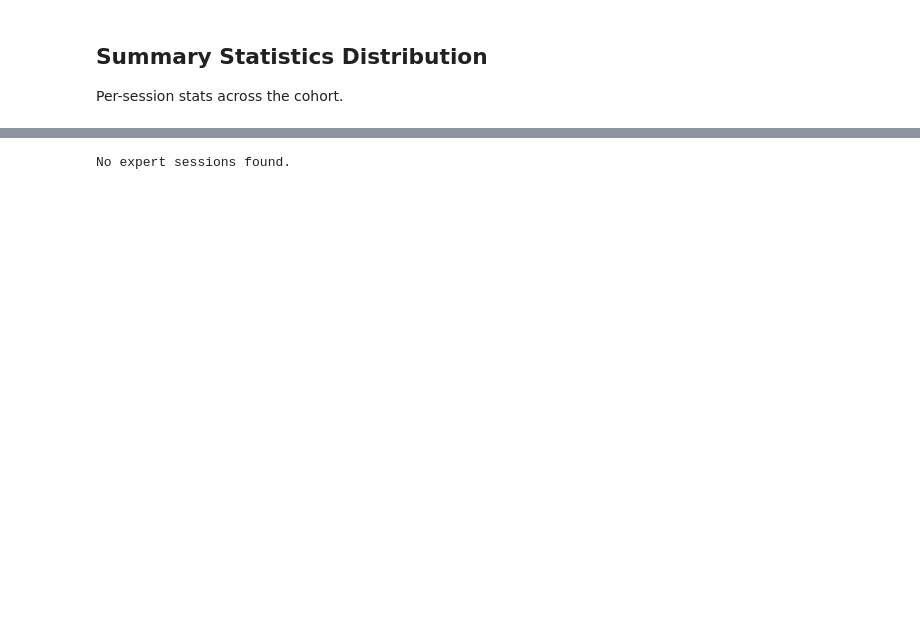
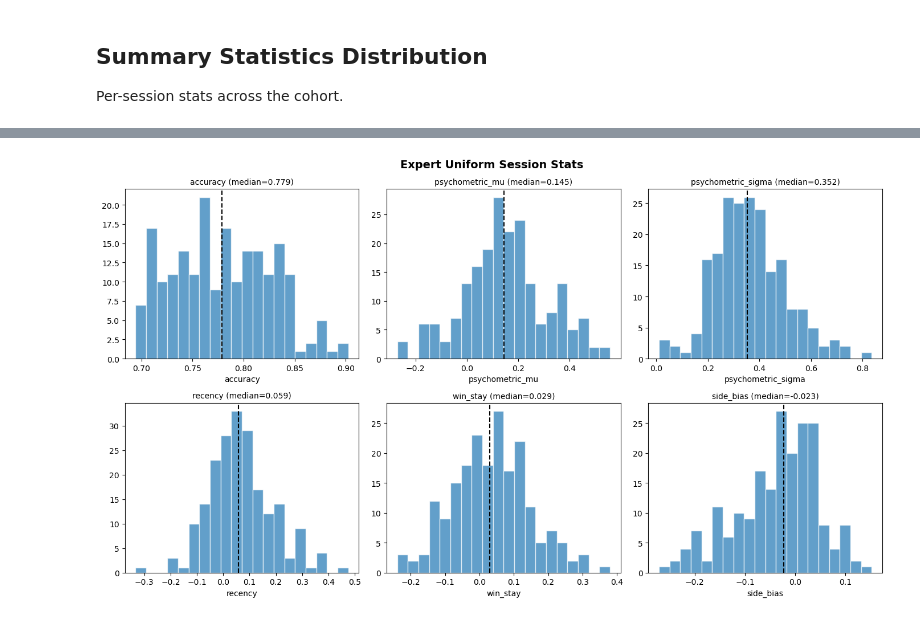
Before and after one commit to serkanshentyurk/sound_categorisation, a Jupyter notebook: notebooks/01_data_task_overview.ipynb, the cells around one changed output, grey strips where cells are left out. Cells and saved outputs as stored; diff of their text form; code cells hidden in the pictures; blank space fills up the shorter version.

```diff
--- a/notebooks/01_data_task_overview.ipynb
+++ b/notebooks/01_data_task_overview.ipynb
@@ -233,3 +274,22 @@ if sessions:
 ## Summary Statistics Distribution
 
 Per-session stats across the cohort.
+# %%
+all_stats = []
+for aid in sorted(experiment.animals.keys()):
+	animal = experiment.get_animal(aid)
+	try:
+		sessions = select_sessions(animal, preset='expert_uniform')
+		clean = filter_trials(sessions)
+		for sess in clean:
+			arrays = sess.get_arrays()
+			s = compute_summary_stats(
+				choices=arrays['choices'], stimuli=arrays['stimuli'],
+				categories=arrays['categories'],
+				stat_names=['accuracy', 'psychometric', 'recency', 'win_stay', 'side_bias'],
+				return_dict=True,
+			)
+			s['animal_id'] = aid
+			all_stats.append(s)
+	except Exception:
+		pass
@@ -236,41 +311,29 @@ Per-session stats across the cohort.
 # %%
-all_stats = []
-for aid in sorted(experiment.animals.keys()):
-    animal = experiment.get_animal(aid)
-    try:
-        sessions = select_sessions(animal, preset='expert_uniform')
-        clean = filter_trials(sessions)
-        for sess in clean:
-            arrays = sess.get_arrays()
-            s = compute_summary_stats(
-				choices=arrays['choices'], stimuli=arrays['stimuli'],
-				categories=arrays['categories'],
-				stat_names=['accuracy', 'psychometric', 'recency', 'win_stay'],
-				return_dict=True,
-			)
-            s['animal_id'] = aid
-            all_stats.append(s)
-    except Exception:
-        pass
 
 if all_stats:
-    stats_df = pd.DataFrame(all_stats)
-    stat_cols = ['accuracy', 'psychometric', 'recency', 'win_stay', 'side_bias']
+	stats_df = pd.DataFrame(all_stats)
+	stat_cols = ['accuracy', 'psychometric_mu', 'psychometric_sigma', 'recency', 'win_stay', 'side_bias']
 
-    fig, axes = plt.subplots(2, 3, figsize=(14, 8))
-    for ax, col in zip(axes.flat, stat_cols):
-        vals = stats_df[col].dropna()
-        ax.hist(vals, bins=20, color=PALETTE[0], alpha=0.7, edgecolor='white')
-        ax.axvline(vals.median(), color='black', ls='--', lw=1.5)
-        ax.set_title(f'{col} (median={vals.median():.3f})', fontsize=10)
-        ax.set_xlabel(col)
-    fig.suptitle('Expert Uniform Session Stats', fontsize=14, fontweight='bold')
-    plt.tight_layout()
-    plt.show()
+	fig, axes = plt.subplots(2, 3, figsize=(14, 8))
+	for ax, col in zip(axes.flat, stat_cols):
+		if col == 'psychometric_mu':
+			vals = stats_df['psychometric'].apply(lambda x: x['mu'])
+		elif col == 'psychometric_sigma':
+			vals = stats_df['psychometric'].apply(lambda x: x['sigma'])
+		else:
+			vals = stats_df[col]
+		ax.set_title(f'{col} (median={vals.median():.3f})', fontsize=10)
+		ax.hist(vals, bins=20, color=PALETTE[0], alpha=0.7, edgecolor='white')
+		ax.axvline(vals.median(), color='black', ls='--', lw=1.5)
+		ax.set_title(f'{col} (median={vals.median():.3f})', fontsize=10)
+		ax.set_xlabel(col)
+	fig.suptitle('Expert Uniform Session Stats', fontsize=14, fontweight='bold')
+	plt.tight_layout()
+	plt.show()
 else:
-    print('No expert sessions found.')
+	print('No expert sessions found.')
 # %% [output]
-No expert sessions found.
+[figure, added]
 # %%
 # --- Summary Statistics Diagnostic ---
 # Check which stats produce NaN or have degenerate distributions,
```
Also changed, not shown: parts of 10 cells of this notebook, 2 other files.
